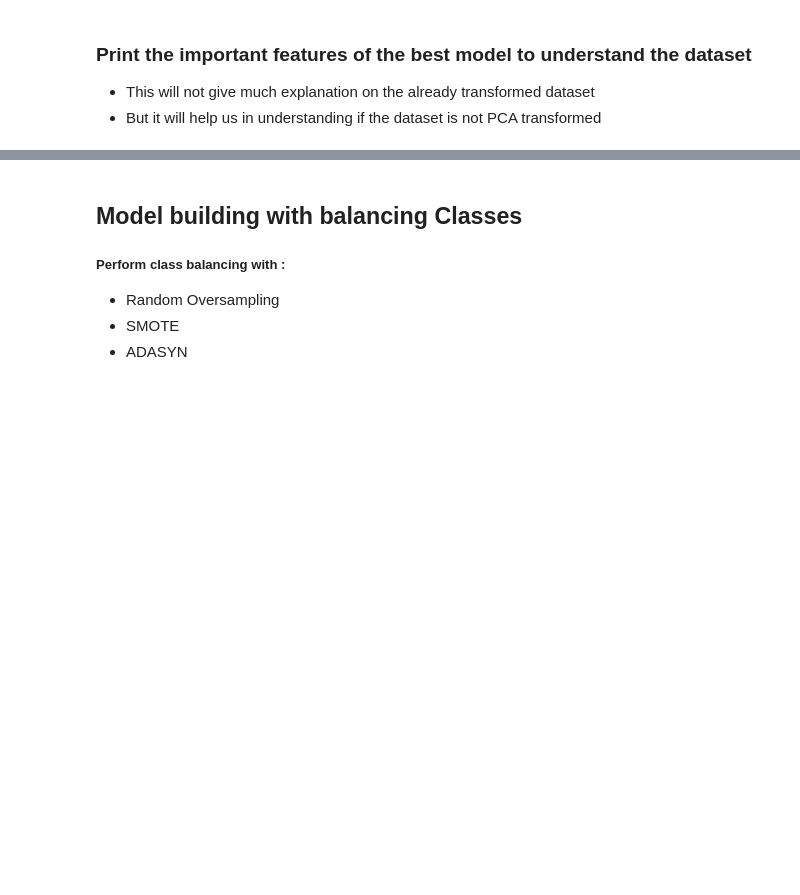
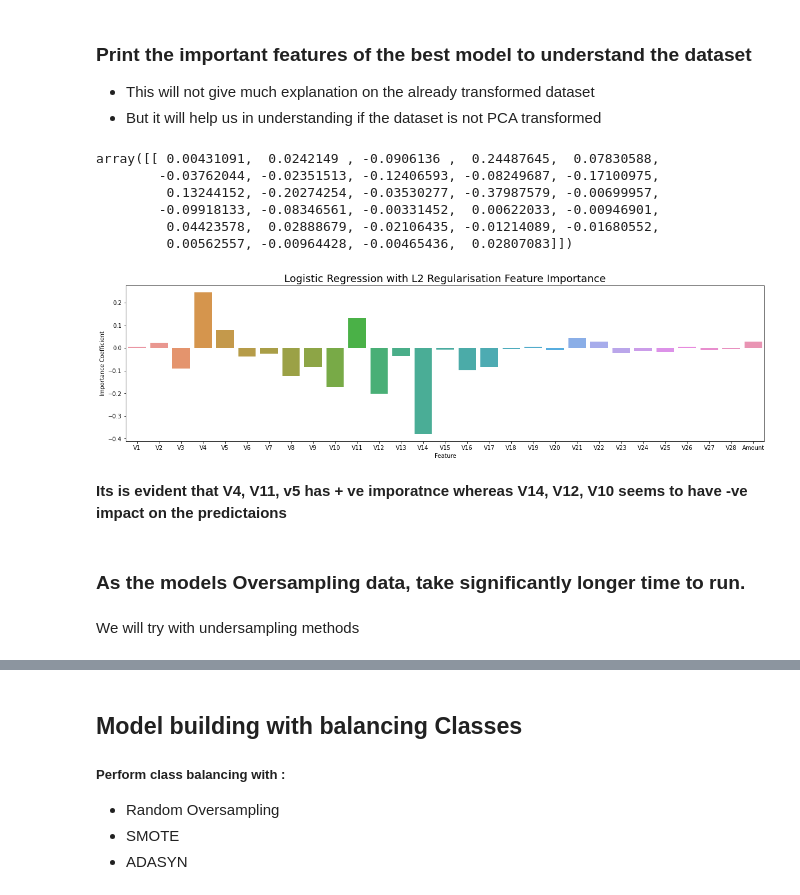
Before and after one commit to subhabrata-ghosh-1988/credit-card-fraud-detection, a Jupyter notebook: Credit_card_fraud_detection.ipynb, the cells around one changed output, grey strips where cells are left out. Saved outputs shown, nothing was run; the diff lists cells and outputs as text; code cells hidden in the pictures; blank space fills up the shorter version.

```diff
--- a/Credit_card_fraud_detection.ipynb
+++ b/Credit_card_fraud_detection.ipynb
@@ -1085,7 +1215,3 @@ TRAIN: [     0      1      2 ... 227866 227867 227868] TEST: [212516 212644 2130
 #### Proceed with the model which shows the best result
 - Apply the best hyperparameter on the model
 - Predict on the test dataset
-# %%
-clf = ___  #initialise the model with optimum hyperparameters
-clf.fit(X_train, y_train)
-print --> #print the evaluation score on the X_test by choosing the best evaluation metric
@@ -1095,3 +1289,29 @@ SyntaxError: ignored
 ### Print the important features of the best model to understand the dataset
 - This will not give much explanation on the already transformed dataset
 - But it will help us in understanding if the dataset is not PCA transformed
+# %%
+searchCV_l2.coef_
+# %% [output]
+array([[ 0.00431091,  0.0242149 , -0.0906136 ,  0.24487645,  0.07830588,
+        -0.03762044, -0.02351513, -0.12406593, -0.08249687, -0.17100975,
+         0.13244152, -0.20274254, -0.03530277, -0.37987579, -0.00699957,
+        -0.09918133, -0.08346561, -0.00331452,  0.00622033, -0.00946901,
+         0.04423578,  0.02888679, -0.02106435, -0.01214089, -0.01680552,
+         0.00562557, -0.00964428, -0.00465436,  0.02807083]])
+# %%
+coefficients = pd.concat([pd.DataFrame(X.columns),pd.DataFrame(np.transpose(searchCV_l2.coef_))], axis = 1)
+coefficients.columns = ['Feature','Importance Coefficient']
+# %%
+plt.figure(figsize=(20,5))
+sns.barplot(x='Feature', y='Importance Coefficient', data=coefficients)
+plt.title("Logistic Regression with L2 Regularisation Feature Importance", fontsize=18)
+
+plt.show()
+# %% [output]
+[figure, added]
+# %% [markdown]
+**Its is evident that V4, V11, v5 has + ve imporatnce whereas V14, V12, V10 seems to have -ve impact on the predictaions**
+# %% [markdown]
+### As the models Oversampling data, take significantly longer time to run.
+# %% [markdown]
+We will try with undersampling methods
```
Also changed, not shown: parts of 10 cells of this notebook.
